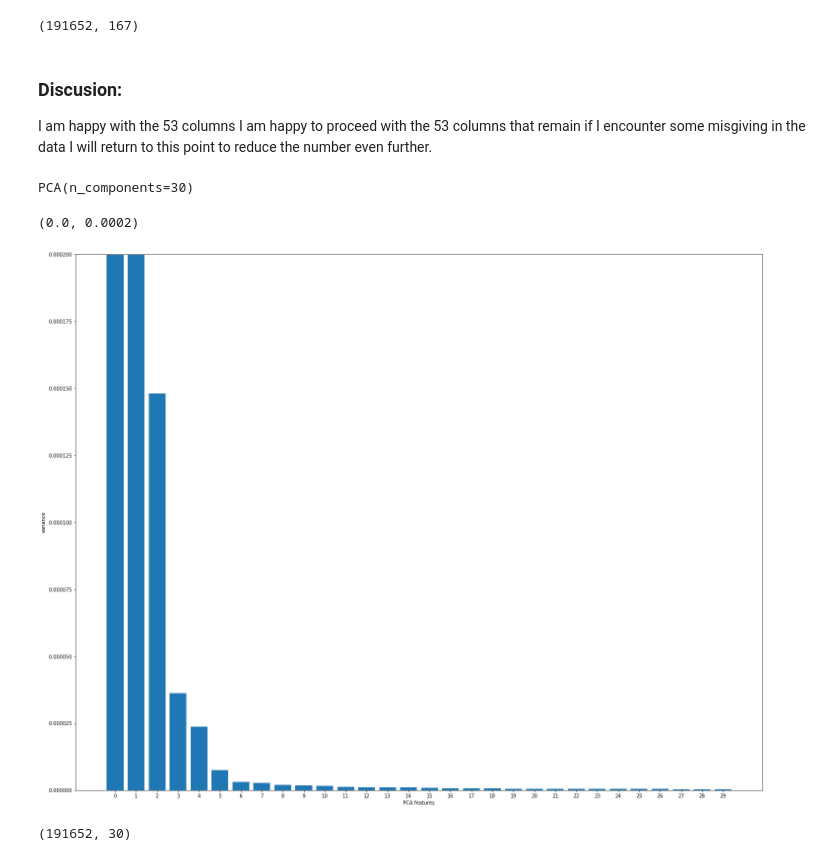
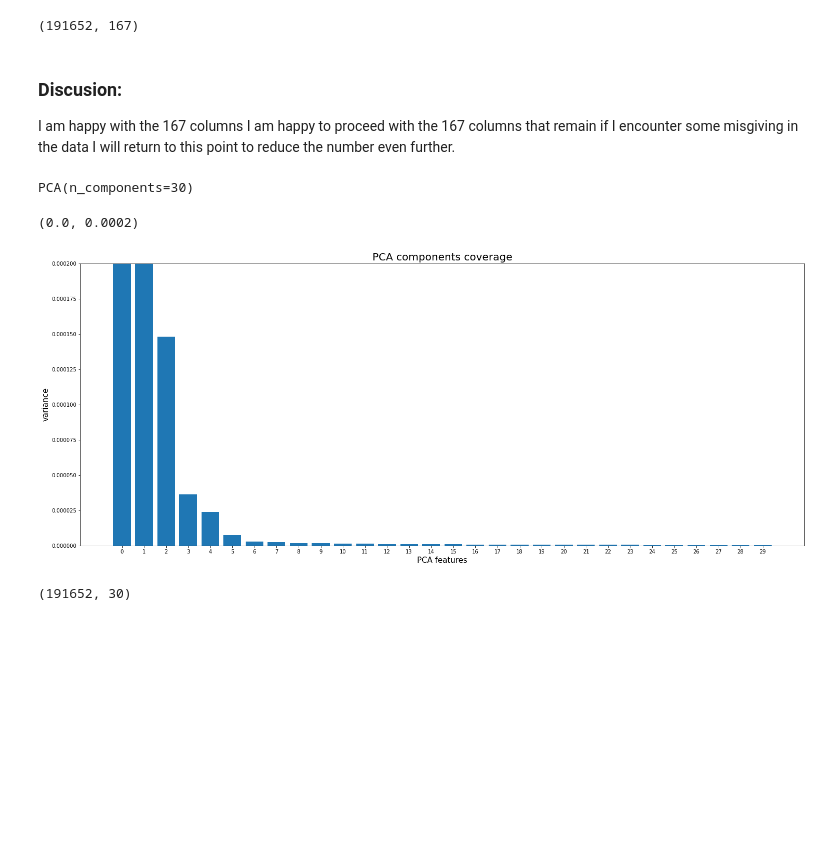
Before and after one commit to Dave643/Arvato_Customer_Segmentation, a Jupyter notebook: Arvato Project Workbook.ipynb, the cells around one changed output. Drawn from its saved outputs; the diff is of its cells as text; code cells hidden in the pictures; blank space fills up the shorter version.

```diff
--- a/Arvato Project Workbook.ipynb
+++ b/Arvato Project Workbook.ipynb
@@ -341,9 +324,9 @@ def cleaning(df, unknown_values_df, cols_to_keep, train = 'train'):
     print('----- Converting unknown values to null in training df. -----')
     print('-------------------------------------------------------------')
     #---------------------------------------------------------------------------------------
-    for row in unknown_values_df.iterrows():
-        missing_values = int(row[1]['Value'])
-        attrib = row[1]['Attribute']
+    for index in unknown_values_df.iterrows():
+        missing_values = int(index[1]['Value'])
+        attrib = index[1]['Attribute']
 
         if attrib not in df.columns:
             continue
@@ -686,7 +653,7 @@ new_cust_features.shape
 (191652, 167)
 # %% [markdown]
 ### Discusion:
-I am happy with the 53 columns I am happy to proceed with the 53 columns that remain if I encounter some misgiving in the data I will return to this point to reduce the number even further.
+I am happy with the 167 columns I am happy to proceed with the 167 columns that remain if I encounter some misgiving in the data I will return to this point to reduce the number even further.
 # %%
 ## Using PCA for features engineering
 pca = PCA(n_components=30)
@@ -697,15 +664,16 @@ PCA(n_components=30)
 # %%
 all_features = range(pca.n_components_)
 # %%
-plt.figure(figsize=(25, 20))
+plt.figure(figsize=(25, 10))
 plt.bar(all_features, pca.explained_variance_)
 plt.xticks(all_features)
-plt.ylabel('variance')
-plt.xlabel('PCA features')
+plt.ylabel('variance', fontsize=15)
+plt.xlabel('PCA features', fontsize=15)
+plt.title('PCA components coverage', fontsize=20)
 plt.ylim(np.arange(0,0.0003,0.0002))
 # %% [output]
 (0.0, 0.0002)
-[figure, old version]
+[figure, new version]
 # %%
 pca_features = pca.transform(cust_features_scaled)
 # %%
```
Also changed, not shown: parts of 26 cells of this notebook, 3 other files.
